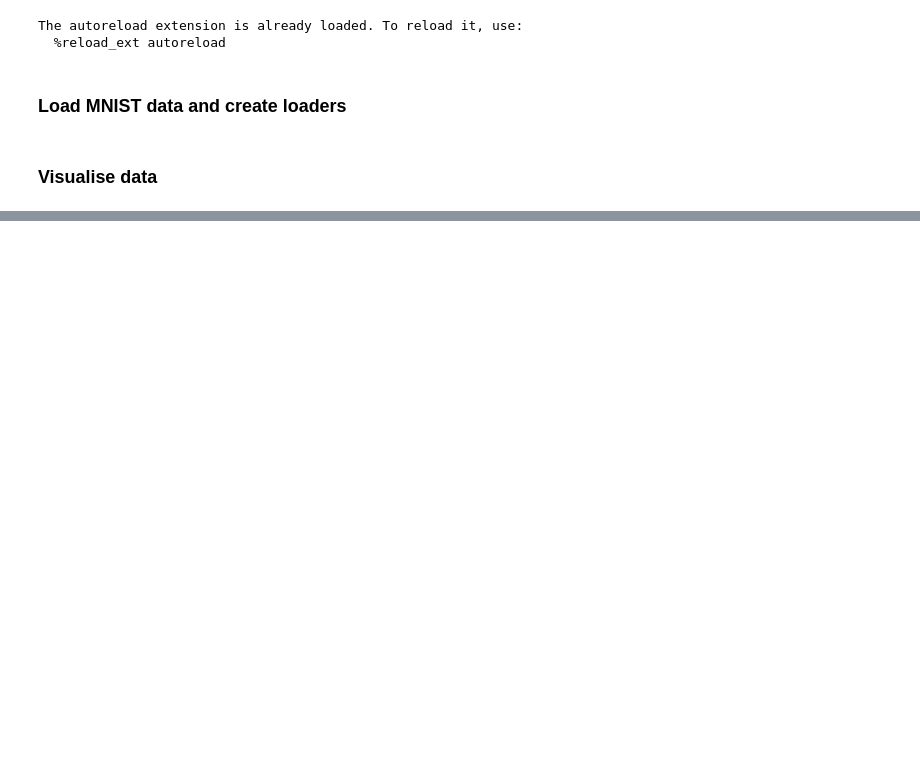
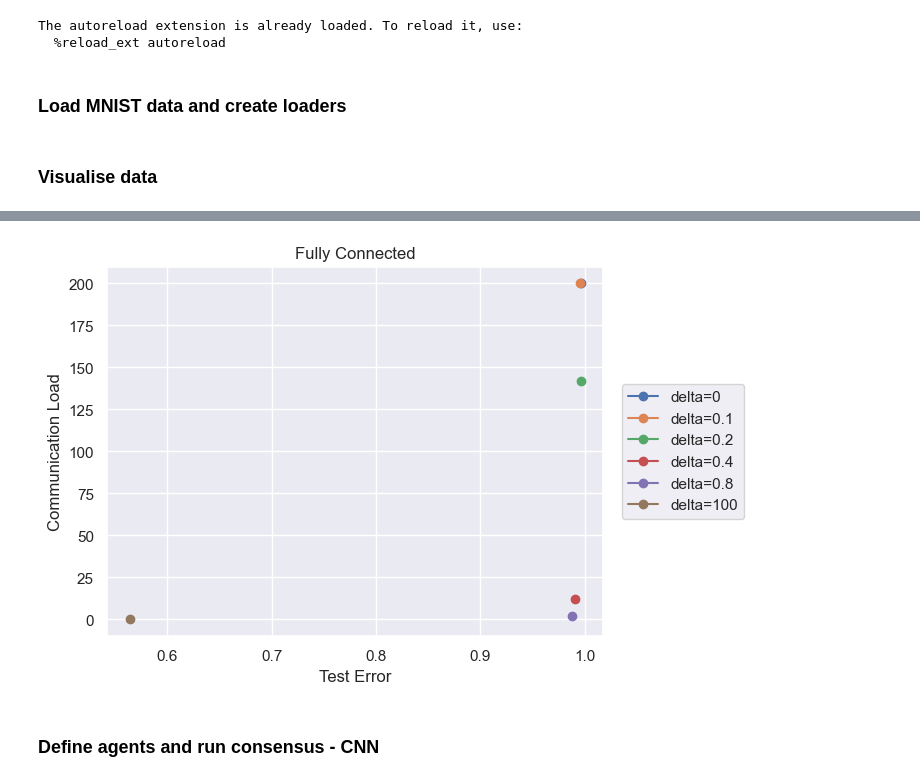
Before and after one commit to michael-cummins/FedBack, a Jupyter notebook: experiments/mnist_torch.ipynb, the cells around one changed output, grey strips where cells are left out. Cells and saved outputs as stored; diff of their text form; code cells hidden in the pictures; blank space fills up the shorter version.

```diff
--- a/experiments/mnist_torch.ipynb
+++ b/experiments/mnist_torch.ipynb
@@ -110,0 +164,16 @@ model2 test = 0.9960536700868192
+# %%
+for load, acc, delta in zip(loads_fc, test_accs_fc, deltas_fc):
+    plt.plot(acc, load, label=f'delta={delta}', marker='o')
+plt.legend(loc='center right', bbox_to_anchor=(1.3, 0.5))
+plt.xlabel('Test Error')
+plt.ylabel('Communication Load')
+plt.title('Fully Connected')
+# plt.yscale('log')
+# plt.xscale('log')
+# plt.xlim(0.5,1)
+# plt.ylim(0,100)
+plt.show()
+# %% [output]
+[figure, added]
+# %% [markdown]
+### Define agents and run consensus - CNN
```
Also changed, not shown: parts of 16 cells of this notebook, 4 other files.
